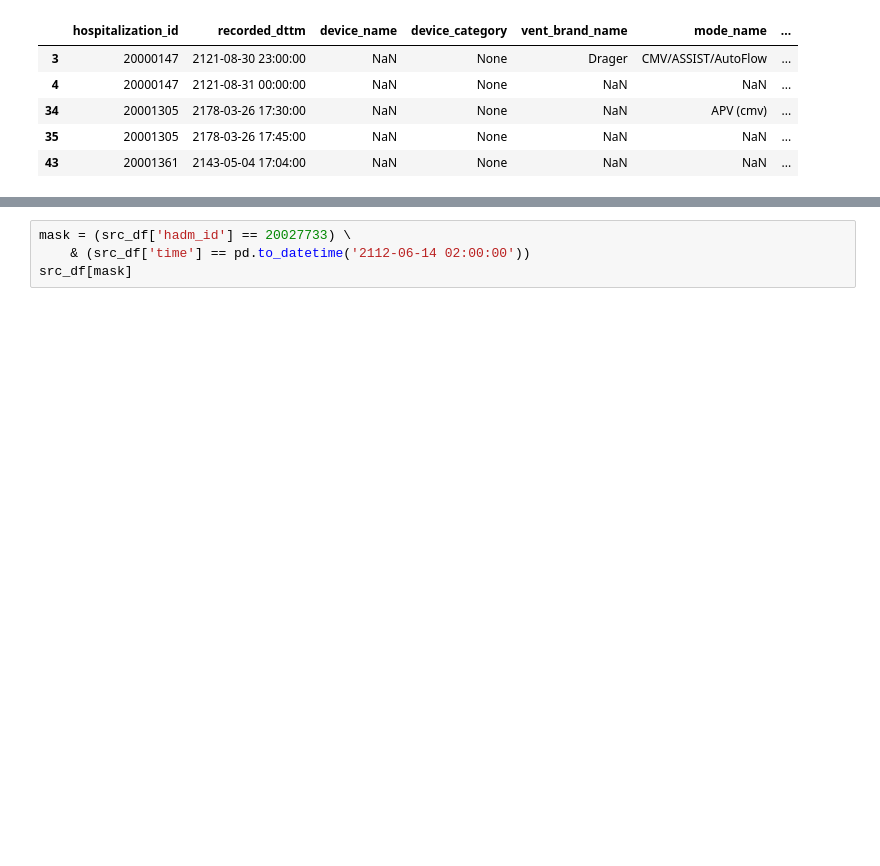
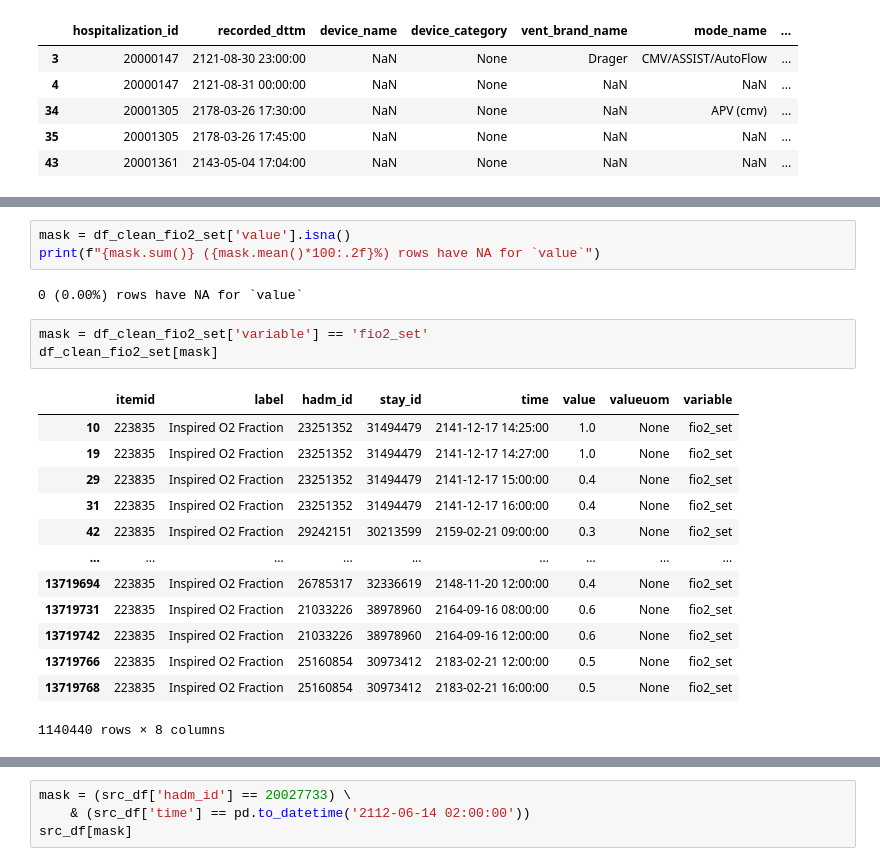
Before and after one commit to oldsandiaz/mimicclif, a Jupyter notebook: notebooks/resp_dev.ipynb, the cells around one changed output, grey strips where cells are left out. Cells and saved outputs as stored; diff of their text form; blank space fills up the shorter version.

Commit message:
about to switch back from SQL-based implementation of clean_fio2_set to pandas

```diff
--- a/notebooks/resp_dev.ipynb
+++ b/notebooks/resp_dev.ipynb
@@ -205,0 +247,22 @@ KeyError: 'fio2_set'
+# %%
+mask = df_clean_fio2_set['value'].isna()
+print(f"{mask.sum()} ({mask.mean()*100:.2f}%) rows have NA for `value`")
+# %% [output]
+0 (0.00%) rows have NA for `value`
+# %%
+mask = df_clean_fio2_set['variable'] == 'fio2_set'
+df_clean_fio2_set[mask]
+# %% [output]
+|  | itemid | label | hadm_id | stay_id | time | value | valueuom | variable |
+| 10 | 223835 | Inspired O2 Fraction | 23251352 | 31494479 | 2141-12-17 14:25:00 | 1.0 | None | fio2_set |
+| 19 | 223835 | Inspired O2 Fraction | 23251352 | 31494479 | 2141-12-17 14:27:00 | 1.0 | None | fio2_set |
+| 29 | 223835 | Inspired O2 Fraction | 23251352 | 31494479 | 2141-12-17 15:00:00 | 0.4 | None | fio2_set |
+| 31 | 223835 | Inspired O2 Fraction | 23251352 | 31494479 | 2141-12-17 16:00:00 | 0.4 | None | fio2_set |
+| 42 | 223835 | Inspired O2 Fraction | 29242151 | 30213599 | 2159-02-21 09:00:00 | 0.3 | None | fio2_set |
+| ... | ... | ... | ... | ... | ... | ... | ... | ... |
+| 13719694 | 223835 | Inspired O2 Fraction | 26785317 | 32336619 | 2148-11-20 12:00:00 | 0.4 | None | fio2_set |
+| 13719731 | 223835 | Inspired O2 Fraction | 21033226 | 38978960 | 2164-09-16 08:00:00 | 0.6 | None | fio2_set |
+| 13719742 | 223835 | Inspired O2 Fraction | 21033226 | 38978960 | 2164-09-16 12:00:00 | 0.6 | None | fio2_set |
+| 13719766 | 223835 | Inspired O2 Fraction | 25160854 | 30973412 | 2183-02-21 12:00:00 | 0.5 | None | fio2_set |
+| 13719768 | 223835 | Inspired O2 Fraction | 25160854 | 30973412 | 2183-02-21 16:00:00 | 0.5 | None | fio2_set |
+1140440 rows × 8 columns
```
Also changed, not shown: parts of 20 cells of this notebook, 3 other files.
